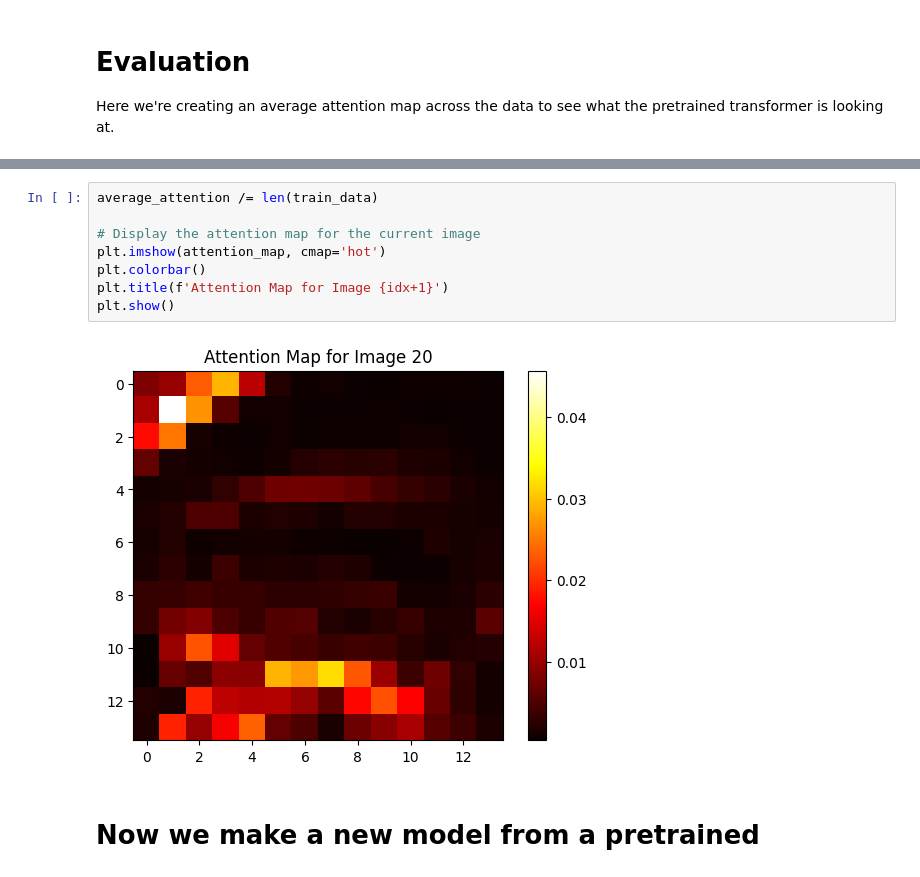
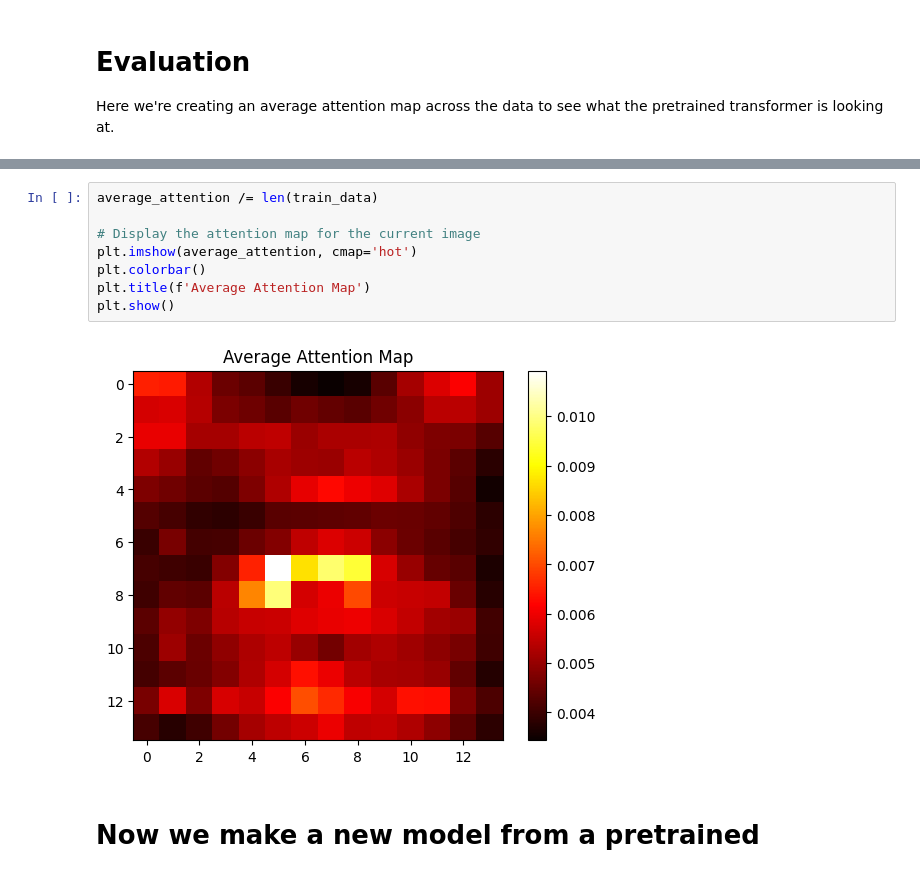
Before and after one commit to BlaineKTMO/Blink-Detection, a Jupyter notebook: blink_detector.ipynb, the cells around one changed output, grey strips where cells are left out. Drawn from its saved outputs; the diff is of its cells as text.

Commit message:
fixed to show average attention using non-tuned model

```diff
--- a/blink_detector.ipynb
+++ b/blink_detector.ipynb
@@ -217,13 +221,13 @@ for batch in tqdm(train_loader):
 # %%
 average_attention /= len(train_data)
 
 # Display the attention map for the current image
-plt.imshow(attention_map, cmap='hot')
+plt.imshow(average_attention, cmap='hot')
 plt.colorbar()
-plt.title(f'Attention Map for Image {idx+1}')
+plt.title(f'Average Attention Map')
 plt.show()
 # %% [output]
-[figure, old version]
+[figure, new version]
 # %% [markdown]
 # Now we make a new model from a pretrained
 # %%
```
Also changed, not shown: parts of 3 cells of this notebook.
